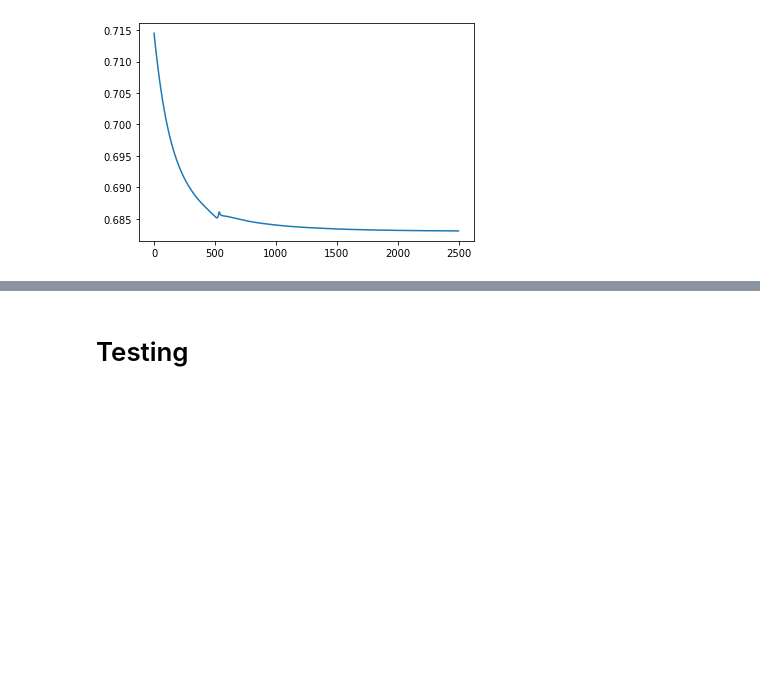
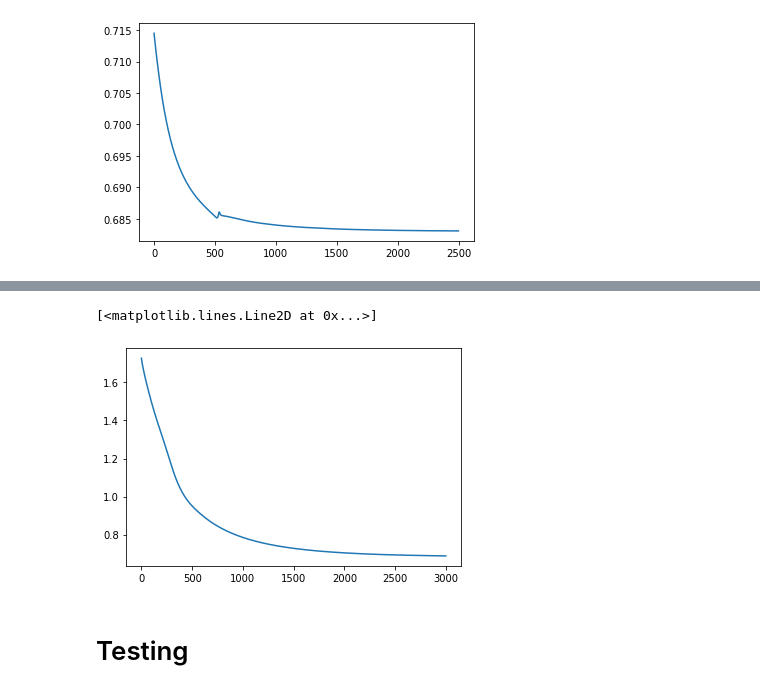
Before and after one commit to haidershoaib98/TGCN-Reproduce, a Jupyter notebook: 6322_Project.ipynb, the cells around one changed output, grey strips where cells are left out. Drawn from its saved outputs; the diff is of its cells as text; code cells hidden in the pictures; blank space fills up the shorter version.

```diff
--- a/6322_Project.ipynb
+++ b/6322_Project.ipynb
@@ -383,3 +387,8 @@ NameError: ignored
+# %%
+plt.plot(loss_list)
+# %% [output]
+[<matplotlib.lines.Line2D at 0x...>]
+[figure, added]
 # %% [markdown]
 # Testing
 # %% [markdown]
```
Also changed, not shown: parts of 8 cells of this notebook.
